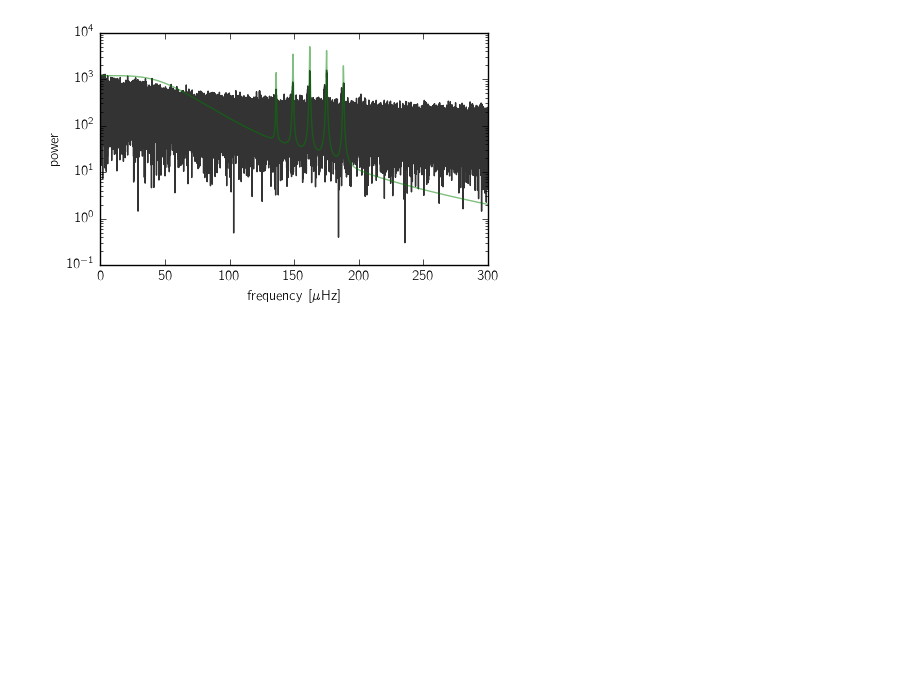
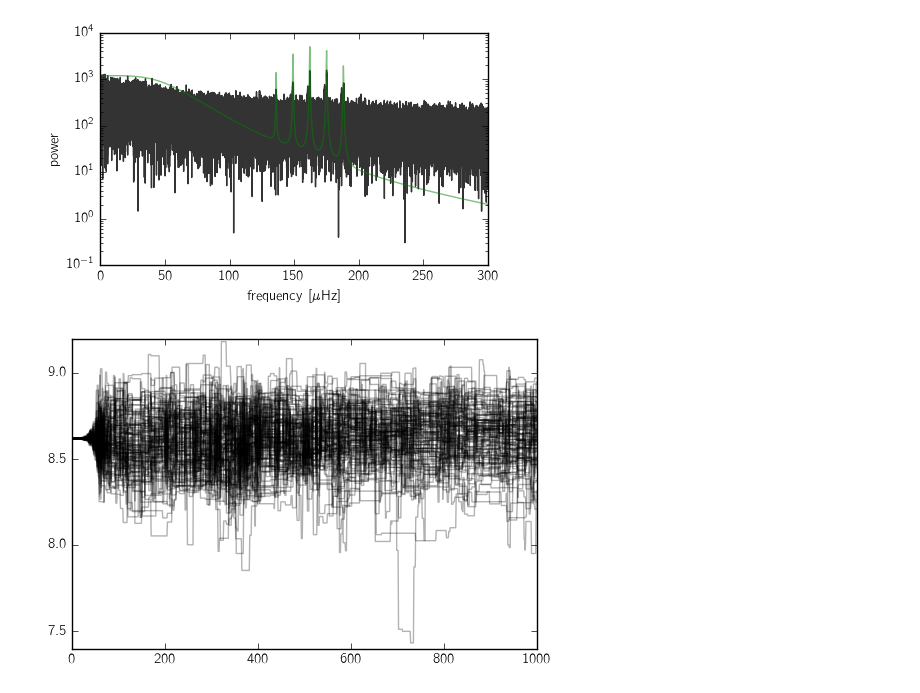
Before and after one commit to dfm/celerite, a Jupyter notebook: python/examples/astero-demo.ipynb, the cells around one changed output. Saved outputs shown, nothing was run; the diff lists cells and outputs as text; code cells hidden in the pictures; blank space fills up the shorter version.

```diff
--- a/python/examples/astero-demo.ipynb
+++ b/python/examples/astero-demo.ipynb
@@ -354,7 +354,9 @@ ensemble = emcee3.Ensemble(emcee3.SimpleModel(lnprob), initial_samples)
 # %%
 ensemble = sampler.run(ensemble, 1000, progress=True)
 # %%
-plt.plot(sampler.get_coords(discard=500)[:, :, 0], color="k", alpha=0.3);
+plt.plot(sampler.get_coords()[:, :, 0], color="k", alpha=0.3);
+# %% [output]
+[figure, added]
 # %%
 autocorr.integrated_time(np.mean(sampler.get_coords(discard=100), axis=1), c=1)
 # %%
```
Also changed, not shown: parts of 5 cells of this notebook, 1 other file.
